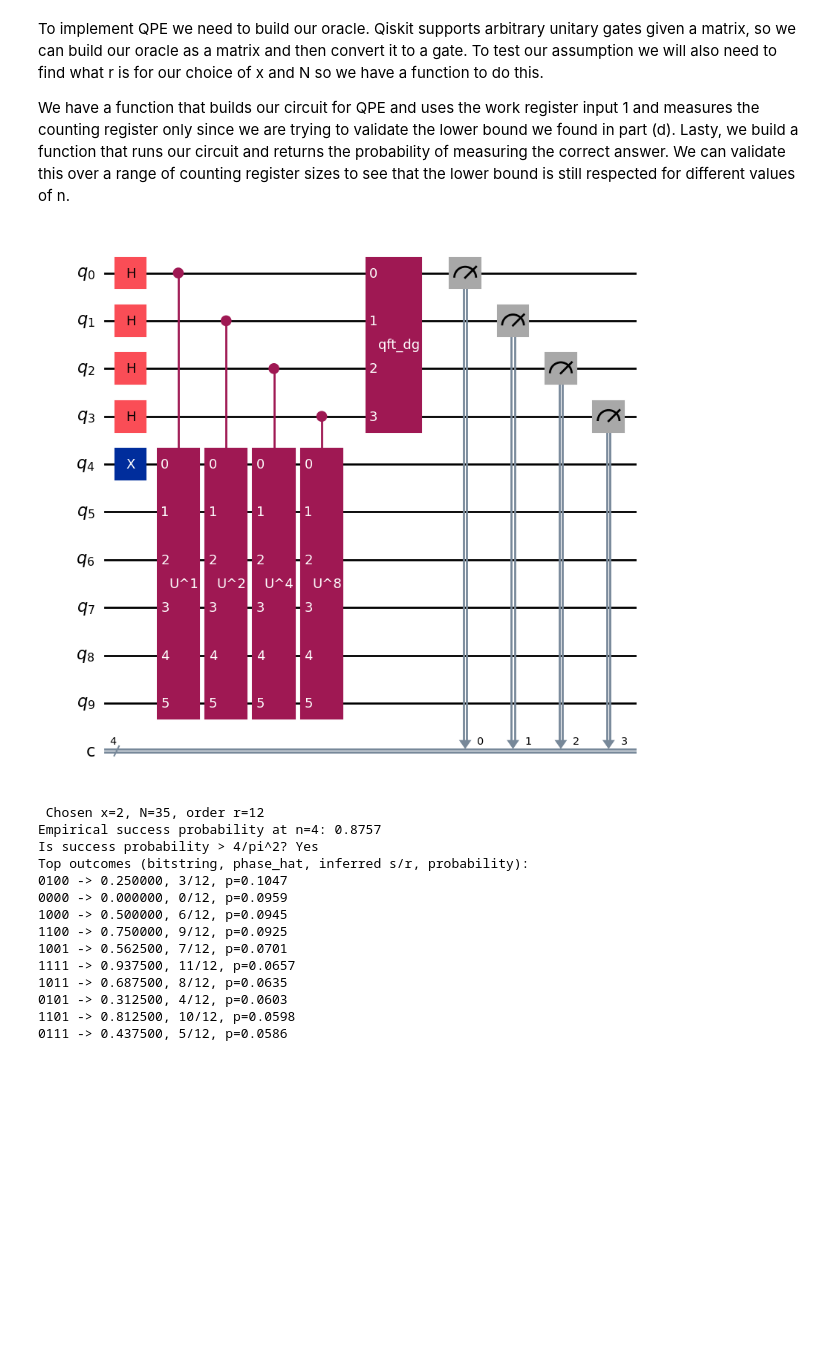
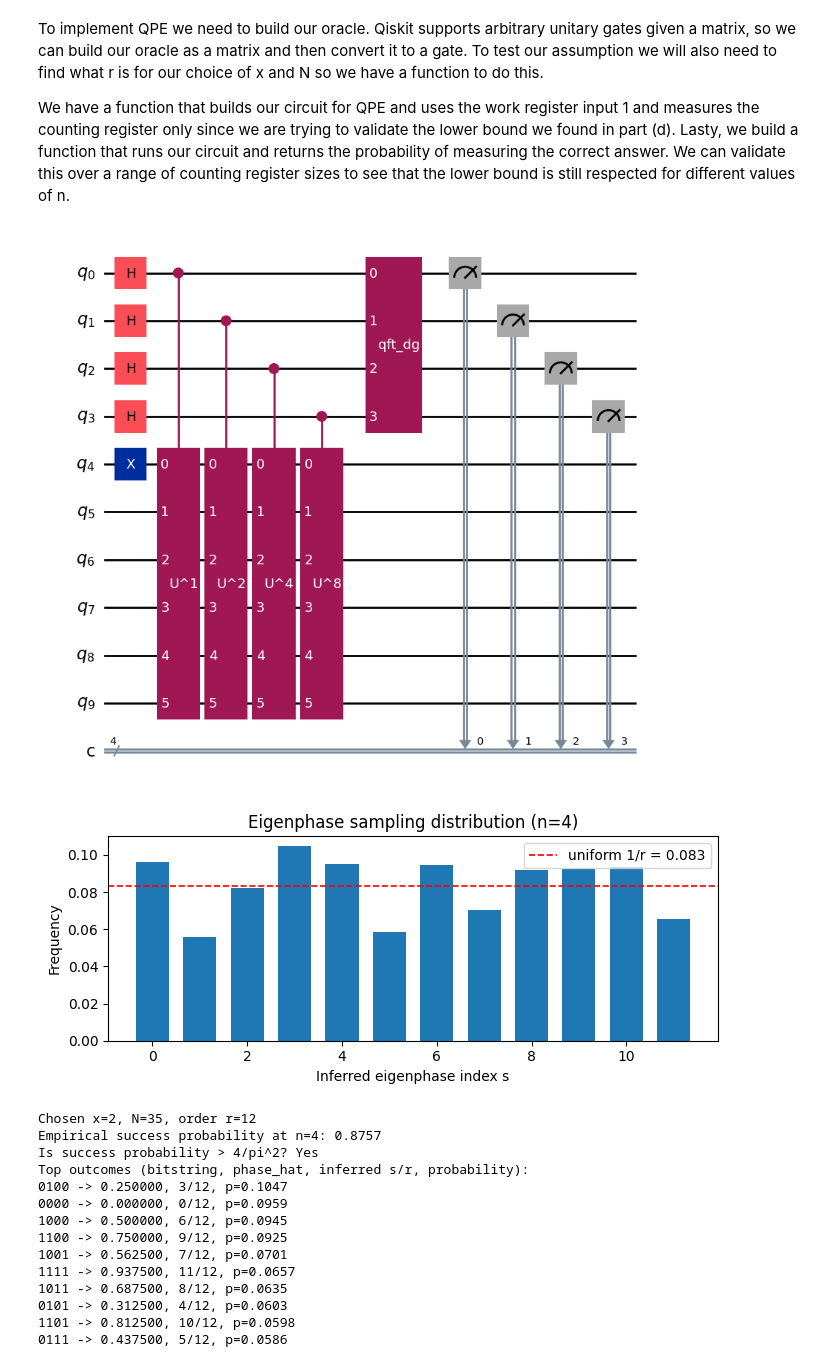
Before and after one commit to jjdcorke/jjdcorke, a Jupyter notebook: Quantum Algorithms/PS3-3JC.ipynb, the cells around one changed output. Saved outputs shown, nothing was run; the diff lists cells and outputs as text; code cells hidden in the pictures; blank space fills up the shorter version.

Commit message:
modified:   Quantum Algorithms/PS3-3JC.ipynb modified:   Quantum Algorithms/PS3-4JC.ipynb

```diff
--- a/Quantum Algorithms/PS3-3JC.ipynb
+++ b/Quantum Algorithms/PS3-3JC.ipynb
@@ -41,8 +41,6 @@ def Ux_matrix(x, N, m):
 # function that builds our circuit for QPE with work input |1> and measures counting register only.
 def QPE_circ(x, N, n_count):
     """Build QPE circuit with work input |1>; measure counting register only."""
-    if x >= N:
-        raise ValueError("Need x < N.")
 
     r = multiplicative_order(x, N)
     m = ceil(log2(N))
@@ -94,8 +92,7 @@ def sucecess_from_counts(counts, n_count, r):
     for bitstr, c in counts.items():
         k = int(bitstr, 2)
         phase_hat = k / (2**n_count)
-        s_hat = inferred_s_from_phase(phase_hat, r)
-        target = s_hat / r
+        target = inferred_s_from_phase(phase_hat, r) / r
         if phase_distance(phase_hat, target) <= threshold:
             good += c
 
@@ -108,37 +105,53 @@ def run_QPE(x, N, n_count=6, shots=4096, seed=7):
 
     sim = AerSimulator()
     tqc = transpile(qc, sim)
     result = sim.run(tqc, shots=shots, seed_simulator=seed).result()
     counts = result.get_counts()
 
     success_p = sucecess_from_counts(counts, n_count, r)
 
+    # Map each measured k to its nearest eigenphase index s and accumulate.
+    s_counts = np.zeros(r)
+    for bitstr, c in counts.items():
+        k = int(bitstr, 2)
+        phase_hat = k / (2**n_count)
+        s_hat = inferred_s_from_phase(phase_hat, r)
+        s_counts[s_hat] += c
+
+    # Plot distribution over s — this should be uniform (~1/r each).
+    plt.figure(figsize=(7, 3))
+    plt.bar(range(r), s_counts / shots, width=0.7)
+    plt.axhline(1 / r, color='r', linestyle='--', linewidth=1.2, label=f'uniform 1/r = {1/r:.3f}')
+    plt.xlabel("Inferred eigenphase index s")
+    plt.ylabel("Frequency")
+    plt.title(f"Eigenphase sampling distribution (n={n_count})")
+    plt.legend()
+    plt.tight_layout()
+    plt.show()
+
     return (success_p, counts)
 
 
 x = 2
 N = 35
 shots = 4096
 
 for n_count in [4, 5, 6, 7]:
-    #visulize circuit
-    qc = QPE_circ(x,N, n_count=n_count)[0]
+    qc = QPE_circ(x, N, n_count=n_count)[0]
     display(qc.draw('mpl'))
-    # Single run: counts after QPE with work input |1>
     output = run_QPE(x, N, n_count=n_count, shots=shots, seed=21)
     r = multiplicative_order(x, N)
 
-    print(f"\n Chosen x={x}, N={N}, order r={r}")
+    print(f"\nChosen x={x}, N={N}, order r={r}")
     print(f"Empirical success probability at n={n_count}: {output[0]:.4f}")
-    #bool check if the success probability is above 0.5, which is a common threshold for success in quantum algorithms.
     print(f"Is success probability > 4/pi^2? {'Yes' if output[0] > 4/(np.pi**2) else 'No'}")
 
-# Show top measured outcomes and inferred s/r.
     top_counts = sorted(output[1].items(), key=lambda kv: kv[1], reverse=True)[:10]
     print("Top outcomes (bitstring, phase_hat, inferred s/r, probability):")
     for bitstr, c in top_counts:
         phase_hat = int(bitstr, 2) / (2**n_count)
         s_hat = inferred_s_from_phase(phase_hat, r)
-        print(f"{bitstr} -> {phase_hat:.6f}, {s_hat}/{r}, p={c/shots:.4f} ")
+        print(f"{bitstr} -> {phase_hat:.6f}, {s_hat}/{r}, p={c/shots:.4f}")
 # %% [output]
 [figure]
+[figure, new version]
```
Also changed, not shown: parts of 2 cells of this notebook, 1 other file.
